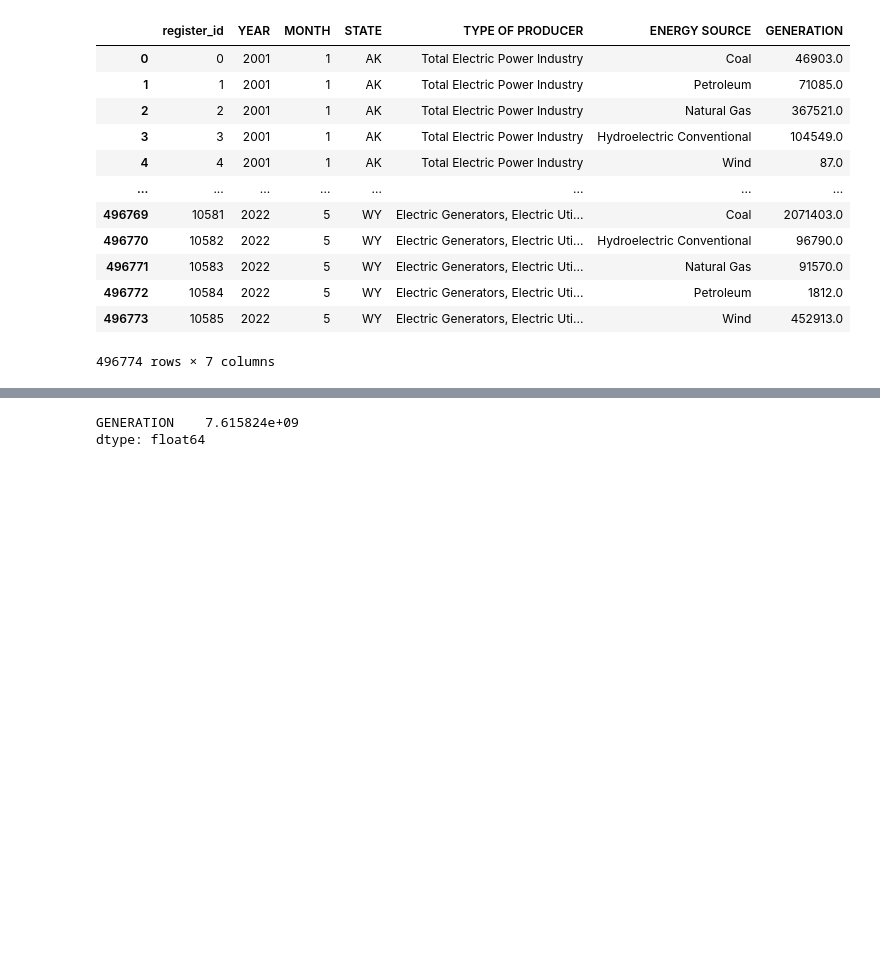
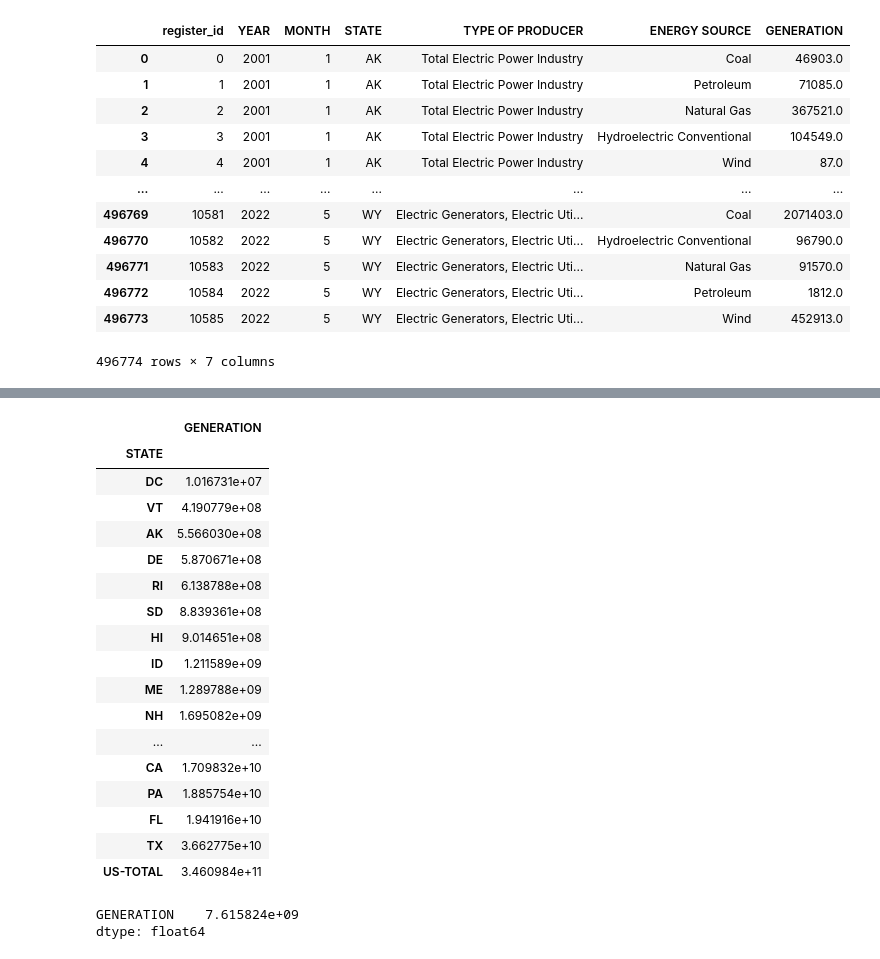
Before and after one commit to EnriqueLaguna/ProyectoAnalisisDatos, a Jupyter notebook: Codigo/graficas.ipynb, the cells around one changed output, grey strips where cells are left out. Saved outputs shown, nothing was run; the diff lists cells and outputs as text; code cells hidden in the pictures; blank space fills up the shorter version.

```diff
--- a/Codigo/graficas.ipynb
+++ b/Codigo/graficas.ipynb
@@ -86,3 +95,27 @@ array(['Coal', 'Petroleum', 'Natural Gas', 'Hydroelectric Conventional',
+# %%
+
+SATE_GENERATION_DF = energia_df.groupby(by=["STATE"]).sum()
+#SATE_GENERATION_DF
+SATE_GENERATION_DF.drop(['register_id','MONTH','YEAR'], axis=1).sort_values('GENERATION')
+# %% [output]
+|  | GENERATION |
+| STATE |  |
+| DC | 1.016731e+07 |
+| VT | 4.190779e+08 |
+| AK | 5.566030e+08 |
+| DE | 5.870671e+08 |
+| RI | 6.138788e+08 |
+| SD | 8.839361e+08 |
+| HI | 9.014651e+08 |
+| ID | 1.211589e+09 |
+| ME | 1.289788e+09 |
+| NH | 1.695082e+09 |
+| ... | ... |
+| CA | 1.709832e+10 |
+| PA | 1.885754e+10 |
+| FL | 1.941916e+10 |
+| TX | 3.662775e+10 |
+| US-TOTAL | 3.460984e+11 |
 # %%
 energyYear2020 = energia_df.loc[(energia_df['ENERGY SOURCE'] == 'Coal') &(energia_df['YEAR'] == 2001)]
 
```
Also changed, not shown: parts of 7 cells of this notebook.
